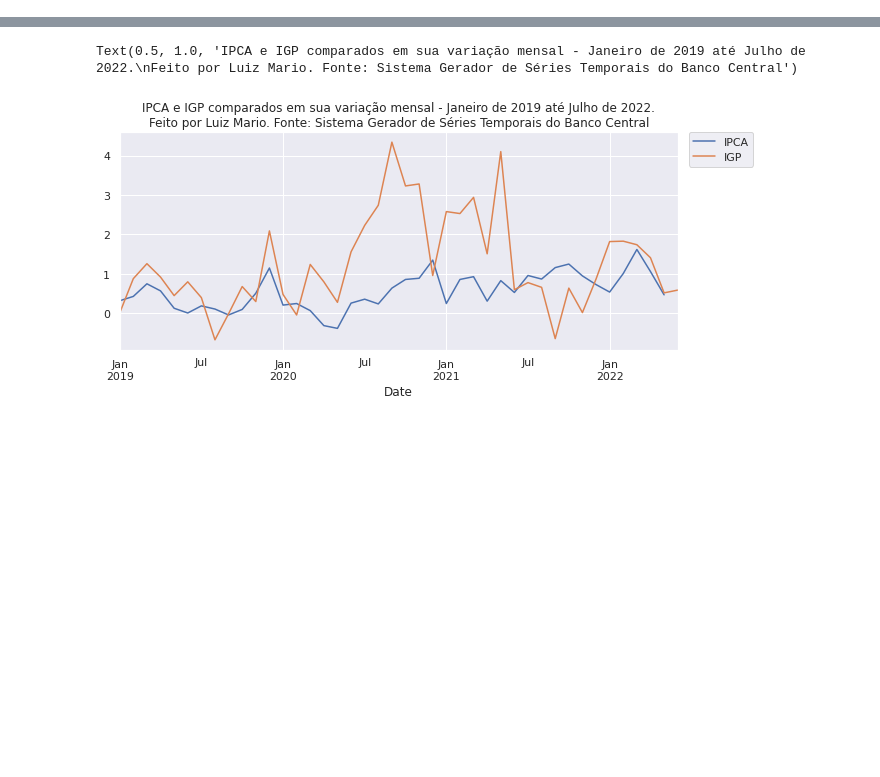
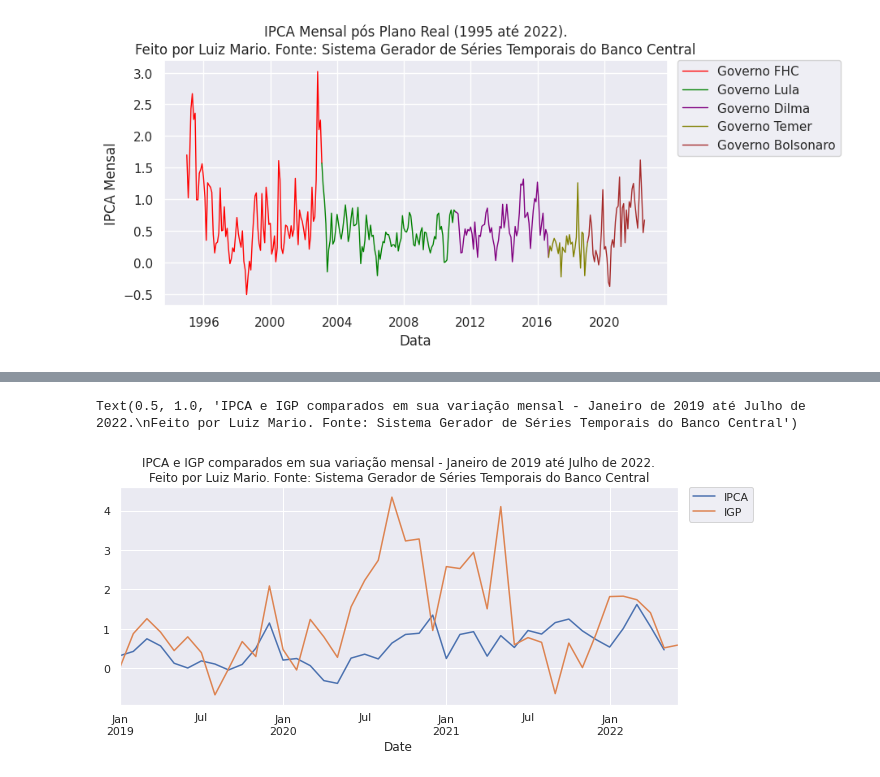
Before and after one commit to luizmarioags/Liga-de-Mercado-Financeiro-UnB, a Jupyter notebook: Graficos_LMF.ipynb, the cells around one changed output, grey strips where cells are left out. Cells and saved outputs as stored; diff of their text form; code cells hidden in the pictures; blank space fills up the shorter version.

```diff
--- a/Graficos_LMF.ipynb
+++ b/Graficos_LMF.ipynb
@@ -71,0 +41,6 @@ Text(0.5, 1.0, 'PNDA em sua variação mensal - Janeiro de 2019 até Julho de 20
+# %%
+# Puxando os dados da série do IPCA
+ipca = sgs.get({'IPCA': 433}, start = '1994-12-01')
+# Resetando o index
+ipca.reset_index(inplace=True) #Com esse comando não criamos um novo dataframe, mas substituimos o antigo
+ipca
@@ -71,0 +61,10 @@ Text(0.5, 1.0, 'PNDA em sua variação mensal - Janeiro de 2019 até Julho de 20
+# %%
+# Calculando o IPCA do Mês corrente
+ipca_corrente = ipca["IPCA"]
+# %%
+# Calculando o IPCA do mes base
+ipca_base = ipca_corrente.shift(1)
+# %%
+# Calculando a variação percentual mensal do IPCA
+ipca["Variação Percentual Mensal do IPCA"] = ((ipca_corrente/ipca_base)-1)*100
+ipca.reset_index()
@@ -71,0 +85,30 @@ Text(0.5, 1.0, 'PNDA em sua variação mensal - Janeiro de 2019 até Julho de 20
+# %%
+# Plotando o grafico
+fig, ax = plt.subplots(figsize=(8,4))
+ax.plot(ipca["Date"].iloc[1:99],        #Separando o dataframe pelo index
+        ipca['IPCA'].iloc[1:99],
+        color = 'red',                  #Cada cor representa um governo
+        linewidth = 1)
+ax.plot(ipca["Date"].iloc[98:195],
+        ipca['IPCA'].iloc[98:195],
+        color = 'green',
+        linewidth = 1)
+ax.plot(ipca["Date"].iloc[194:262],
+        ipca['IPCA'].iloc[194:262],
+        color = 'purple',
+        linewidth = 1)
+ax.plot(ipca["Date"].iloc[261:290],
+        ipca['IPCA'].iloc[261:290],
+        color = 'olive',
+        linewidth = 1)
+ax.plot(ipca["Date"].iloc[289:],
+        ipca['IPCA'].iloc[289:],
+        color = 'brown',
+        linewidth = 1)
+plt.title("IPCA Mensal pós Plano Real (1995 até 2022).\nFeito por Luiz Mario. Fonte: Sistema Gerador de Séries Temporais do Banco Central", loc='center')
+ax.set_ylabel("IPCA Mensal")
+ax.set_xlabel("Data")
+plt.legend(labels = ['Governo FHC','Governo Lula','Governo Dilma','Governo Temer','Governo Bolsonaro'], loc = 'upper left', borderaxespad = 0,bbox_to_anchor=(1.02, 1))
+plt.show()
+# %% [output]
+[figure, added]
```
Also changed, not shown: parts of 22 cells of this notebook.
